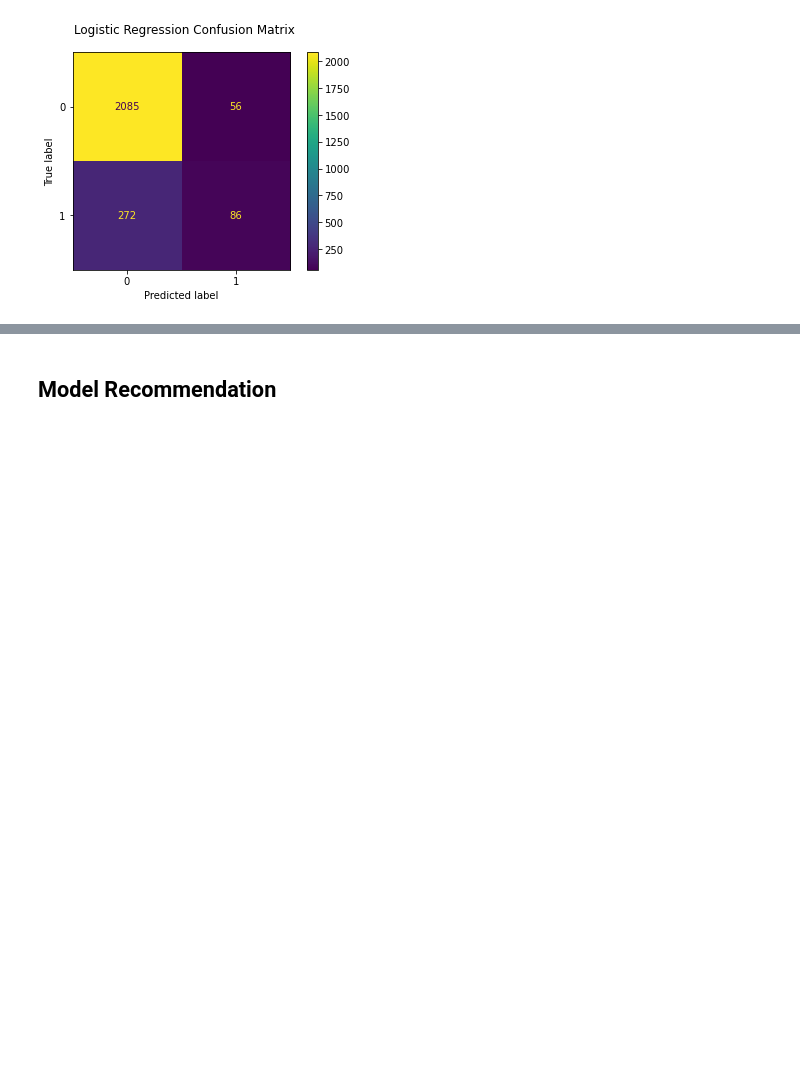
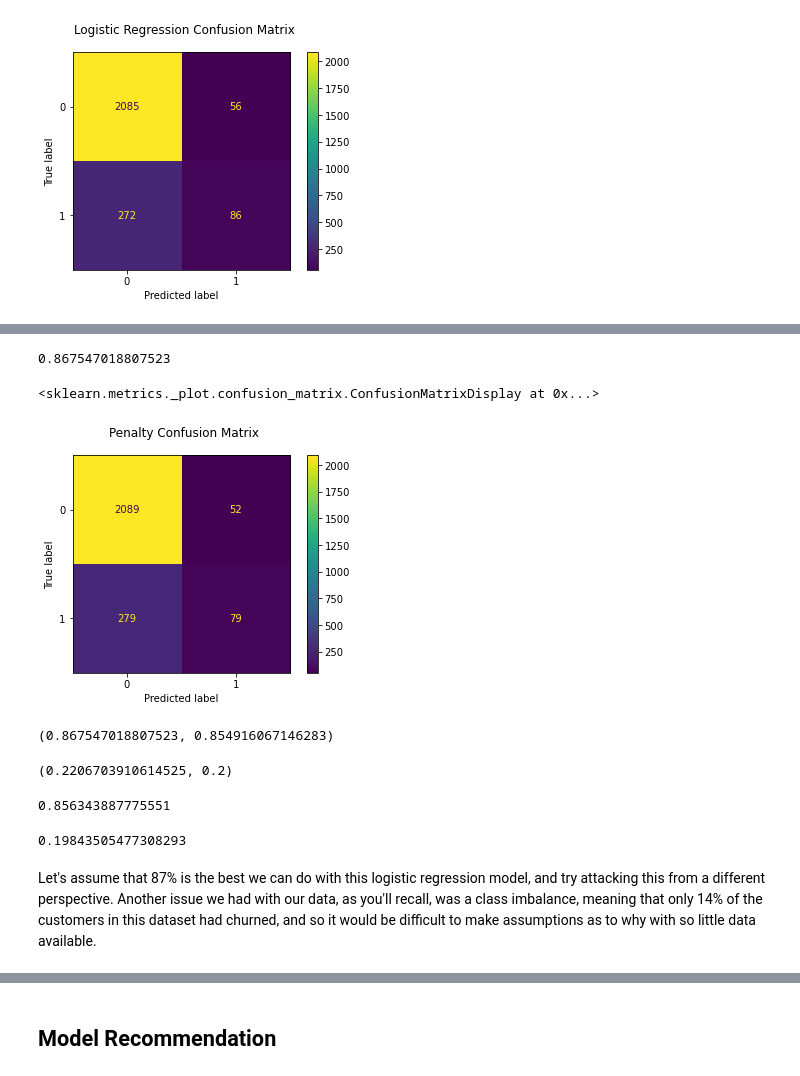
Before and after one commit to falloutb1tch/CustomerChurnProject, a Jupyter notebook: Final.ipynb, the cells around one changed output, grey strips where cells are left out. Drawn from its saved outputs; the diff is of its cells as text; code cells hidden in the pictures; blank space fills up the shorter version.

```diff
--- a/Final.ipynb
+++ b/Final.ipynb
@@ -304,0 +370,6 @@ This model did perform slightly better, with an 87% accuracy rating rather than
+# %%
+log_pipe3 = Pipeline(steps=[('ct', standard_pipeline),
+                          ('logreg', LogisticRegression(random_state=42, penalty='l2',
+                                                       max_iter = 1000))])
+# %%
+log_pipe3.fit(X_train, y_train)
@@ -304,0 +397,13 @@ This model did perform slightly better, with an 87% accuracy rating rather than
+# %%
+log_pipe3.score(X_train, y_train)
+# %% [output]
+0.867547018807523
+# %%
+fig, ax = plt.subplots()
+
+fig.suptitle("Penalty Confusion Matrix")
+
+ConfusionMatrixDisplay(confusion_matrix(y_train, log_pipe3.predict(X_train))).plot(ax=ax)
+# %% [output]
+<sklearn.metrics._plot.confusion_matrix.ConfusionMatrixDisplay at 0x...>
+[figure, added]
@@ -304,0 +414,18 @@ This model did perform slightly better, with an 87% accuracy rating rather than
+# %%
+accuracy_score(y_train, y_pred_log_train_3), accuracy_score(y_test, y_pred_log_test_3)
+# %% [output]
+(0.867547018807523, 0.854916067146283)
+# %%
+recall_score(y_train, y_pred_log_train_3), recall_score(y_test, y_pred_log_test_3)
+# %% [output]
+(0.2206703910614525, 0.2)
+# %%
+cross_val_score(log_pipe3, X_train, y_train).mean()
+# %% [output]
+0.856343887775551
+# %%
+cross_val_score(log_pipe3, X_train, y_train, scoring='recall').mean()
+# %% [output]
+0.19843505477308293
+# %% [markdown]
+Let's assume that 87% is the best we can do with this logistic regression model, and try attacking this from a different perspective. Another issue we had with our data, as you'll recall, was a class imbalance, meaning that only 14% of the customers in this dataset had churned, and so it would be difficult to make assumptions as to why with so little data available.
```
Also changed, not shown: parts of 35 cells of this notebook.
